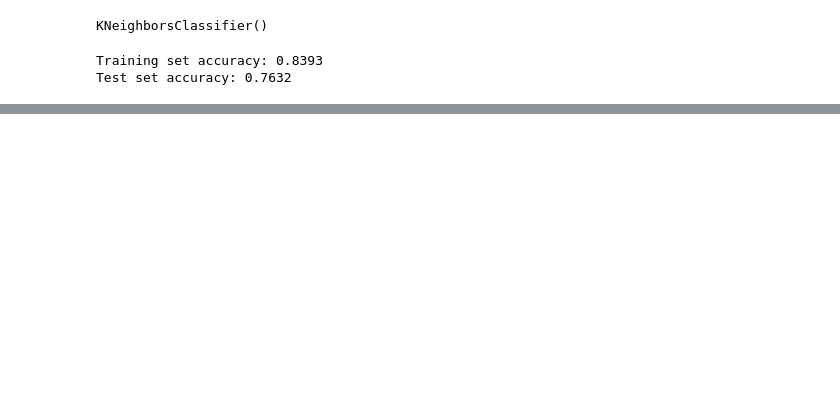
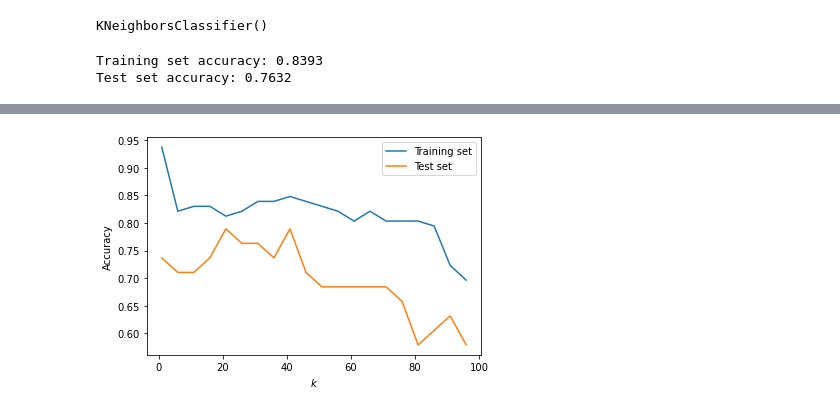
Before and after one commit to roiyeho/medium, a Jupyter notebook: knn/KNeighborsClassifier.ipynb, the cells around one changed output, grey strips where cells are left out. Saved outputs shown, nothing was run; the diff lists cells and outputs as text; code cells hidden in the pictures; blank space fills up the shorter version.

```diff
--- a/knn/KNeighborsClassifier.ipynb
+++ b/knn/KNeighborsClassifier.ipynb
@@ -65,0 +63,19 @@ array(['setosa', 'versicolor', 'virginica'], dtype='<U10')
+# %%
+n_neighbors, train_scores, test_scores = [], [], []
+
+for k in range(1, 100, 5):
+    n_neighbors.append(k)
+    clf = KNeighborsClassifier(n_neighbors=k)
+    clf.fit(X_train, y_train)
+    train_scores.append(clf.score(X_train, y_train))
+    test_scores.append(clf.score(X_test, y_test))
+
+plt.plot(n_neighbors, train_scores, label='Training set')
+plt.plot(n_neighbors, test_scores, label='Test set')
+
+plt.xlabel('$k$')
+plt.ylabel('Accuracy')
+plt.legend()
+plt.savefig('figures/changing_k_accuracy.pdf')
+# %% [output]
+[figure, added]
```
Also changed, not shown: parts of 5 cells of this notebook, 4 other files.
